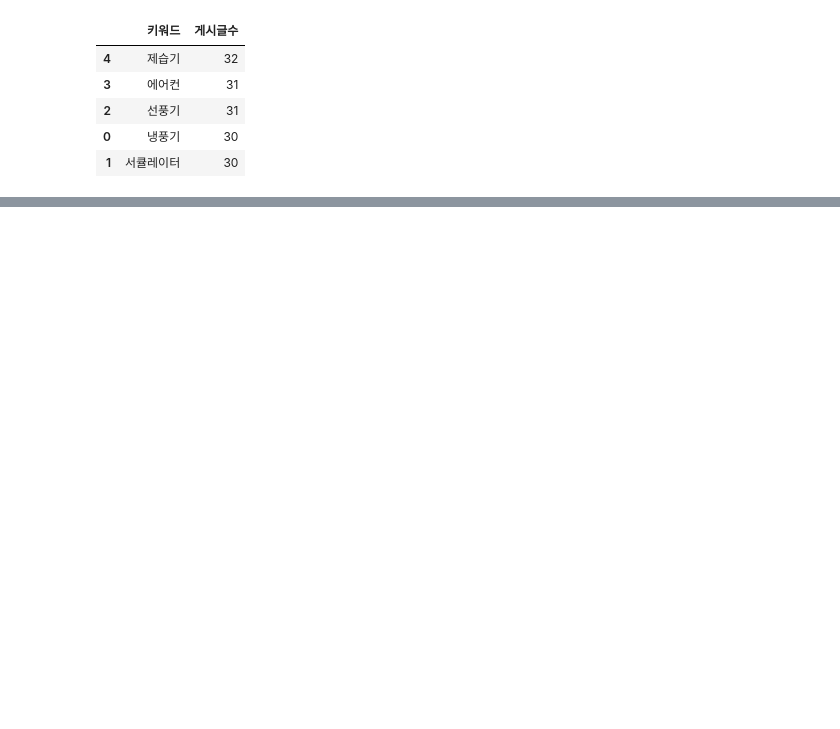
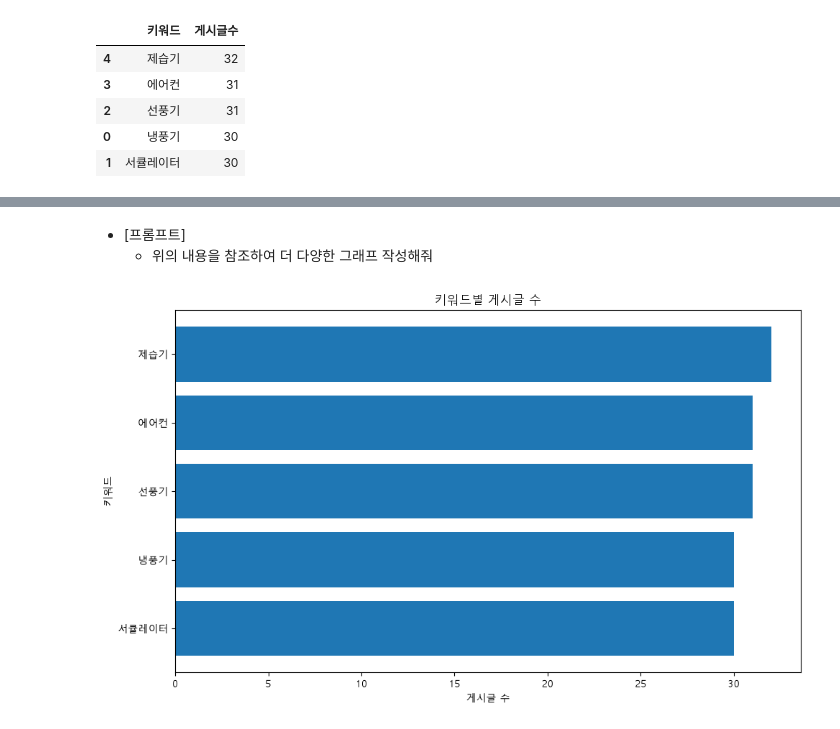
Before and after one commit to tech-ai88/Vibe, a Jupyter notebook: 04_Pandas.ipynb, the cells around one changed output, grey strips where cells are left out. Cells and saved outputs as stored; diff of their text form; code cells hidden in the pictures; blank space fills up the shorter version.

```diff
--- a/04_Pandas.ipynb
+++ b/04_Pandas.ipynb
@@ -321,0 +177,19 @@ except Exception as e:
+# %% [markdown]
+- [프롬프트]
+    - 위의 내용을 참조하여 더 다양한 그래프 작성해줘
+# %%
+plt.figure(figsize=(10, 6))
+
+plt.barh(result["키워드"], result["게시글수"])
+
+plt.title("키워드별 게시글 수")
+plt.xlabel("게시글 수")
+plt.ylabel("키워드")
+
+# 많은 키워드가 위로 오도록
+plt.gca().invert_yaxis()
+
+plt.tight_layout()
+plt.show()
+# %% [output]
+[figure, added]
```
Also changed, not shown: parts of 28 cells of this notebook, 7 other files.
